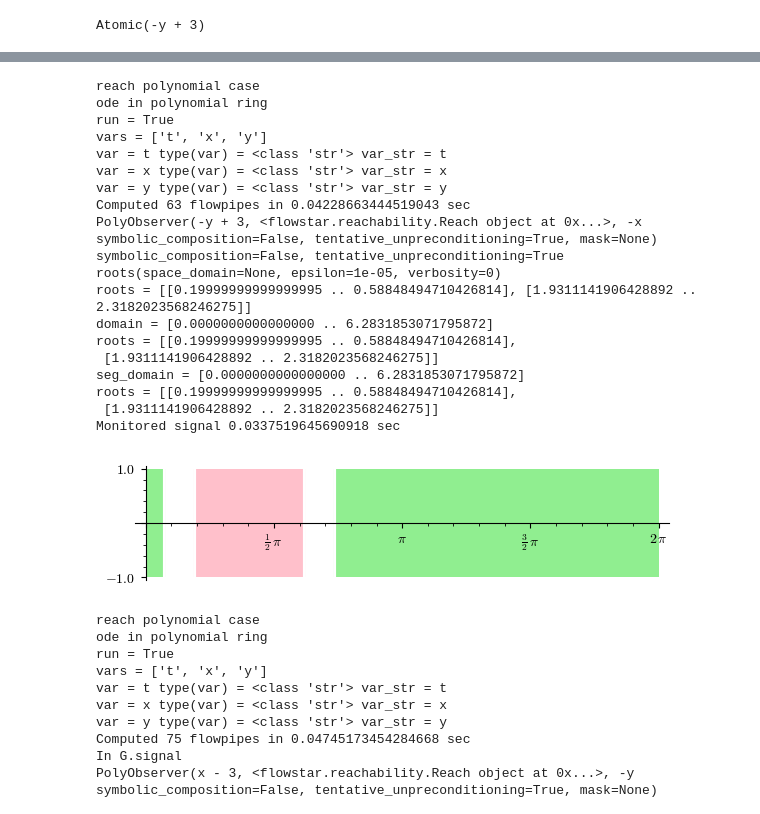
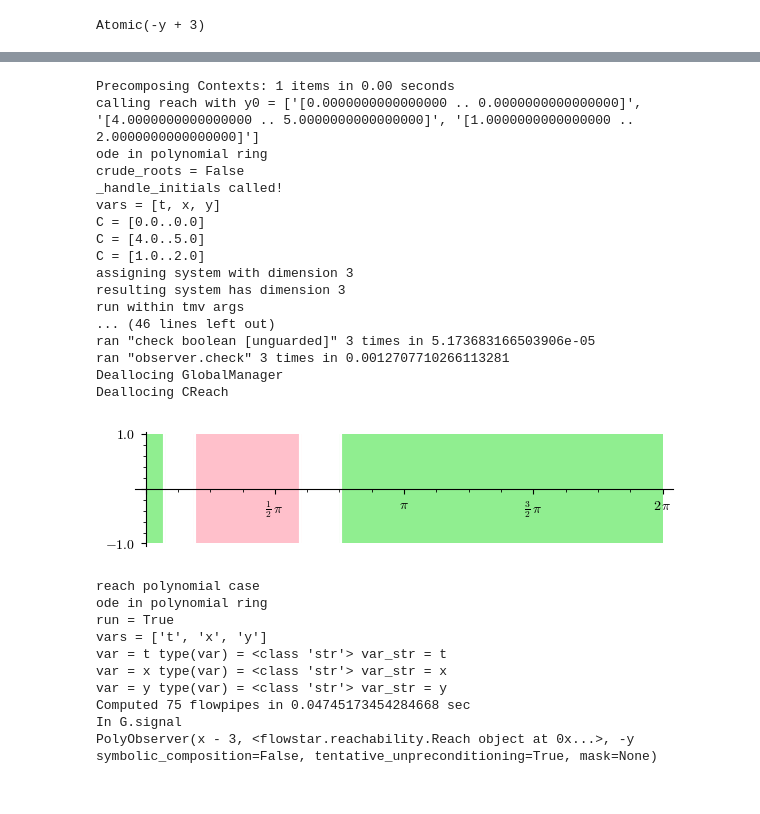
Before and after one commit to twright/Logic-of-Behaviour-in-Uncertain-Contexts, a Jupyter notebook: notebooks/ULBC3-Copy1.ipynb, the cells around one changed output, grey strips where cells are left out. Cells and saved outputs as stored; diff of their text form; code cells hidden in the pictures.

Commit message:
Initial implementation of fast symbolic composition.

```diff
--- a/notebooks/ULBC3-Copy1.ipynb
+++ b/notebooks/ULBC3-Copy1.ipynb
@@ -108,26 +131,24 @@ PolyObserver(-y + 3, <flowstar.reachability.Reach object at 0x...>, -x symbolic_
 # %%
-plot_signal( Q.signal_for_system(system, 2*pi) )
+plot_signal( Q.signal_for_system(system, 2*pi, symbolic_composition=True) )
 # %% [output]
-reach polynomial case
+Precomposing Contexts: 1 items in 0.00 seconds
+calling reach with y0 = ['[0.0000000000000000 .. 0.0000000000000000]', '[4.0000000000000000 .. 5.0000000000000000]', '[1.0000000000000000 .. 2.0000000000000000]']
 ode in polynomial ring
-run = True
-vars = ['t', 'x', 'y']
-var = t type(var) = <class 'str'> var_str = t
-var = x type(var) = <class 'str'> var_str = x
-var = y type(var) = <class 'str'> var_str = y
-Computed 63 flowpipes in 0.04228663444519043 sec
-PolyObserver(-y + 3, <flowstar.reachability.Reach object at 0x...>, -x symbolic_composition=False, tentative_unpreconditioning=True, mask=None)
-symbolic_composition=False, tentative_unpreconditioning=True
-roots(space_domain=None, epsilon=1e-05, verbosity=0)
-roots = [[0.19999999999999995 .. 0.58848494710426814], [1.9311141906428892 .. 2.3182023568246275]]
-domain = [0.0000000000000000 .. 6.2831853071795872]
-roots = [[0.19999999999999995 .. 0.58848494710426814],
- [1.9311141906428892 .. 2.3182023568246275]]
-seg_domain = [0.0000000000000000 .. 6.2831853071795872]
-roots = [[0.19999999999999995 .. 0.58848494710426814],
- [1.9311141906428892 .. 2.3182023568246275]]
-Monitored signal 0.0337519645690918 sec
+crude_roots = False
+_handle_initials called!
+vars = [t, x, y]
+C = [0.0..0.0]
+C = [4.0..5.0]
+C = [1.0..2.0]
+assigning system with dimension 3
+resulting system has dimension 3
+run within tmv args
+... (46 lines left out)
+ran "check boolean [unguarded]" 3 times in 5.173683166503906e-05
+ran "observer.check" 3 times in 0.0012707710266113281
+Deallocing GlobalManager
+Deallocing CReach
-[figure, old version]
+[figure, new version]
 # %%
 plot_signal( G(RIF(1,1.2), P).signal_for_system(system, 2*pi) )
 # %% [output]
```
Also changed, not shown: parts of 5 cells of this notebook, 21 other files.
